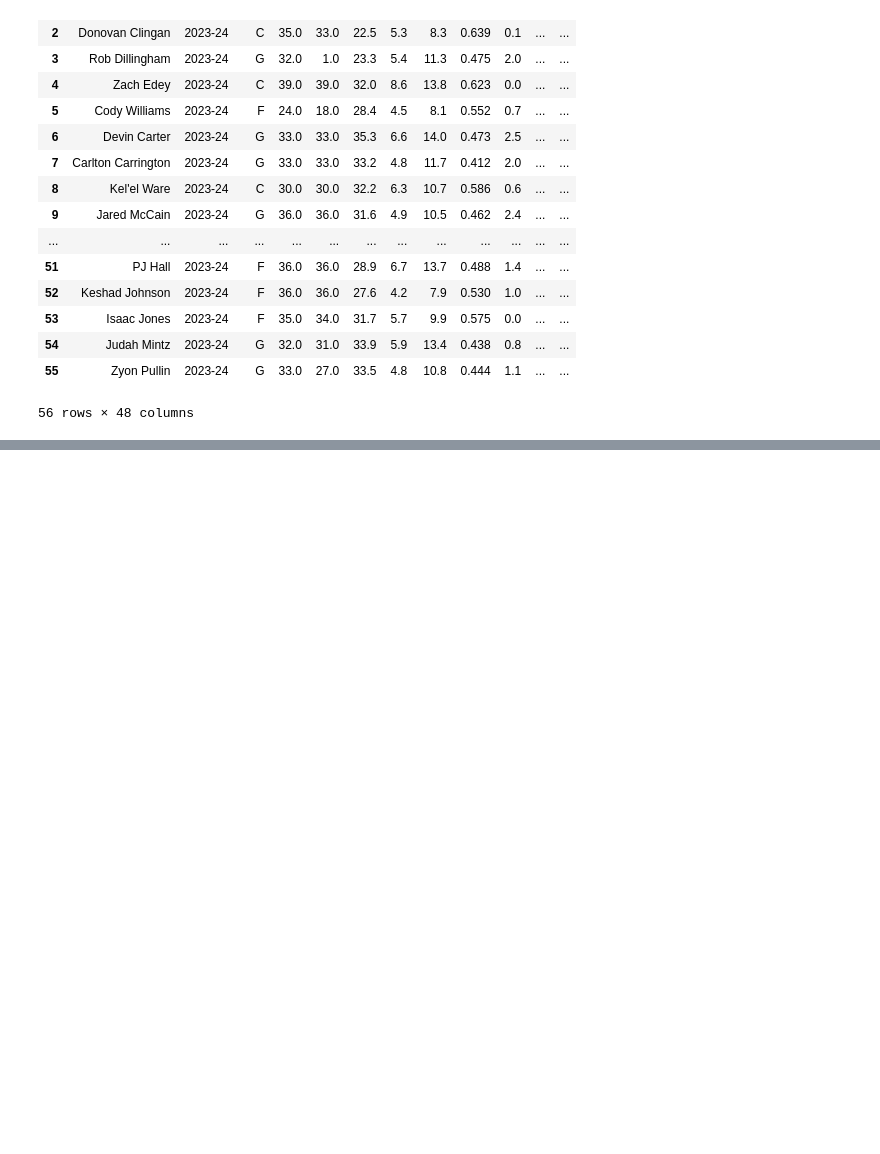
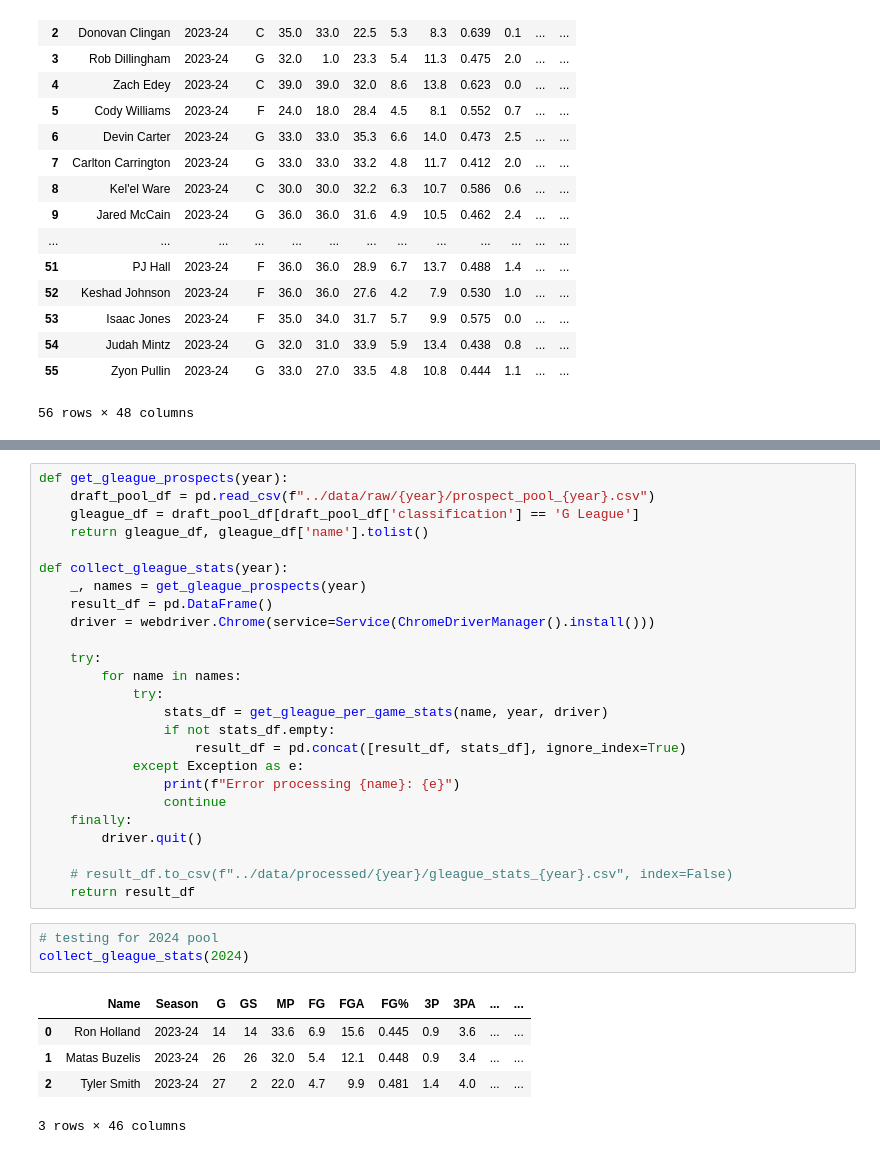
Before and after one commit to kienanana/NBA-Draft-Model, a Jupyter notebook: notebooks/playerstats_scraper.ipynb, the cells around one changed output, grey strips where cells are left out. Drawn from its saved outputs; the diff is of its cells as text; blank space fills up the shorter version.

```diff
--- a/notebooks/sportsreference_scraper.ipynb
+++ b/notebooks/playerstats_scraper.ipynb
@@ -179,0 +275,34 @@ collect_college_stats(2024)
+# %%
+def get_gleague_prospects(year):
+    draft_pool_df = pd.read_csv(f"../data/raw/{year}/prospect_pool_{year}.csv")
+    gleague_df = draft_pool_df[draft_pool_df['classification'] == 'G League']
+    return gleague_df, gleague_df['name'].tolist()
+
+def collect_gleague_stats(year):
+    _, names = get_gleague_prospects(year)
+    result_df = pd.DataFrame()
+    driver = webdriver.Chrome(service=Service(ChromeDriverManager().install()))
+
+    try:
+        for name in names:
+            try:
+                stats_df = get_gleague_per_game_stats(name, year, driver)
+                if not stats_df.empty:
+                    result_df = pd.concat([result_df, stats_df], ignore_index=True)
+            except Exception as e:
+                print(f"Error processing {name}: {e}")
+                continue
+    finally:
+        driver.quit()
+
+    # result_df.to_csv(f"../data/processed/{year}/gleague_stats_{year}.csv", index=False)
+    return result_df
+# %%
+# testing for 2024 pool
+collect_gleague_stats(2024)
+# %% [output]
+|  | Name | Season | G | GS | MP | FG | FGA | FG% | 3P | 3PA | ... | ... |
+| 0 | Ron Holland | 2023-24 | 14 | 14 | 33.6 | 6.9 | 15.6 | 0.445 | 0.9 | 3.6 | ... | ... |
+| 1 | Matas Buzelis | 2023-24 | 26 | 26 | 32.0 | 5.4 | 12.1 | 0.448 | 0.9 | 3.4 | ... | ... |
+| 2 | Tyler Smith | 2023-24 | 27 | 2 | 22.0 | 4.7 | 9.9 | 0.481 | 1.4 | 4.0 | ... | ... |
+3 rows × 46 columns
```
Also changed, not shown: parts of 9 cells of this notebook, 2 other files.
